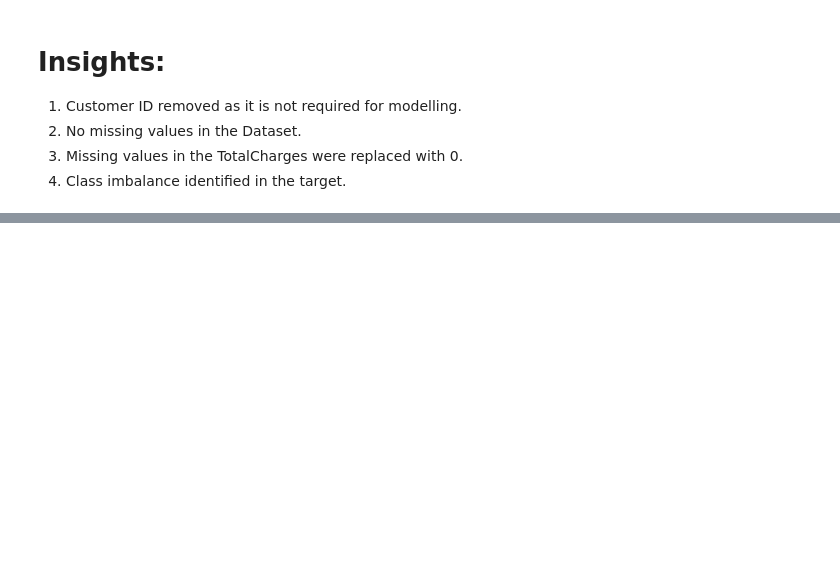
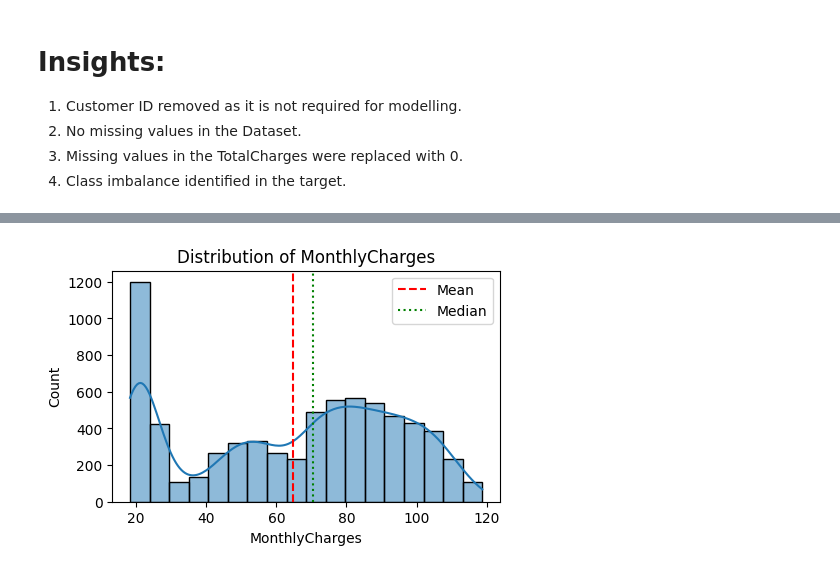
Before and after one commit to Ayush-singh04/python-ml-learnings, a Jupyter notebook: Customer_Churn_Prediction_for_Subscription_Services/Customer_Churn_prediction.ipynb, the cells around one changed output, grey strips where cells are left out. Drawn from its saved outputs; the diff is of its cells as text; code cells hidden in the pictures; blank space fills up the shorter version.

```diff
--- a/Customer_Churn_Prediction_for_Subscription_Services/Customer_Churn_prediction.ipynb
+++ b/Customer_Churn_Prediction_for_Subscription_Services/Customer_Churn_prediction.ipynb
@@ -206,0 +241,4 @@ Name: count, dtype: int64
+# %%
+plot_histogram(df, 'MonthlyCharges')
+# %% [output]
+[figure, added]
```
Also changed, not shown: parts of 59 cells of this notebook, 2 other files.
